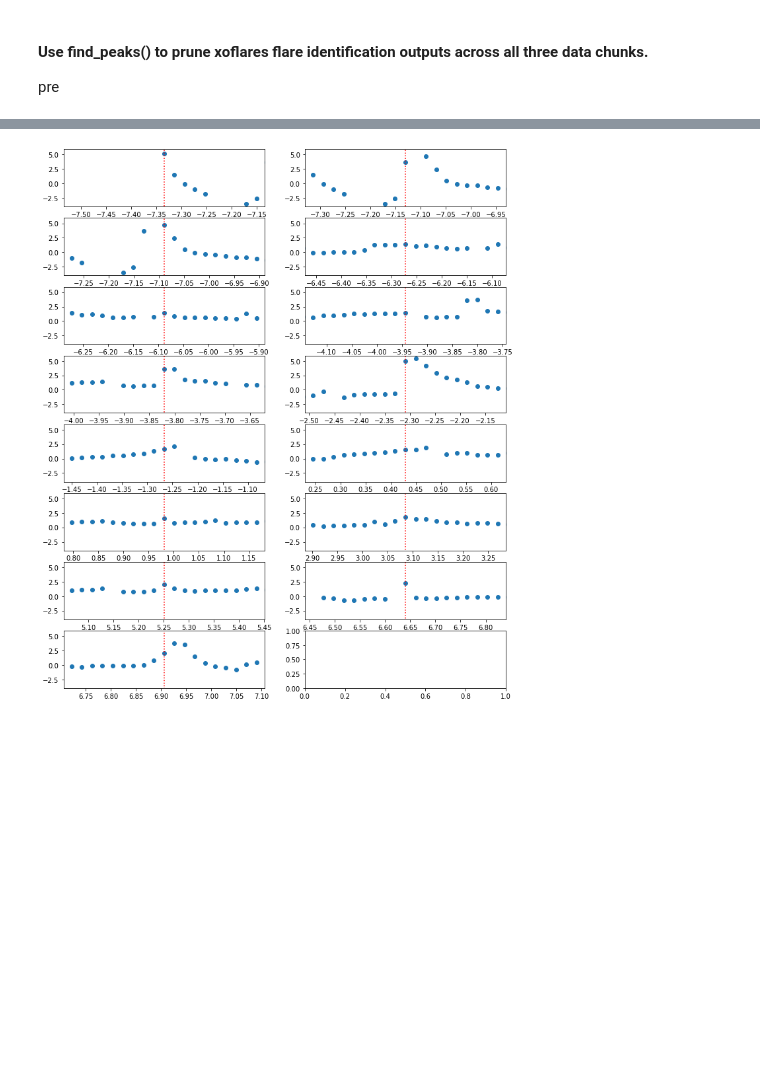
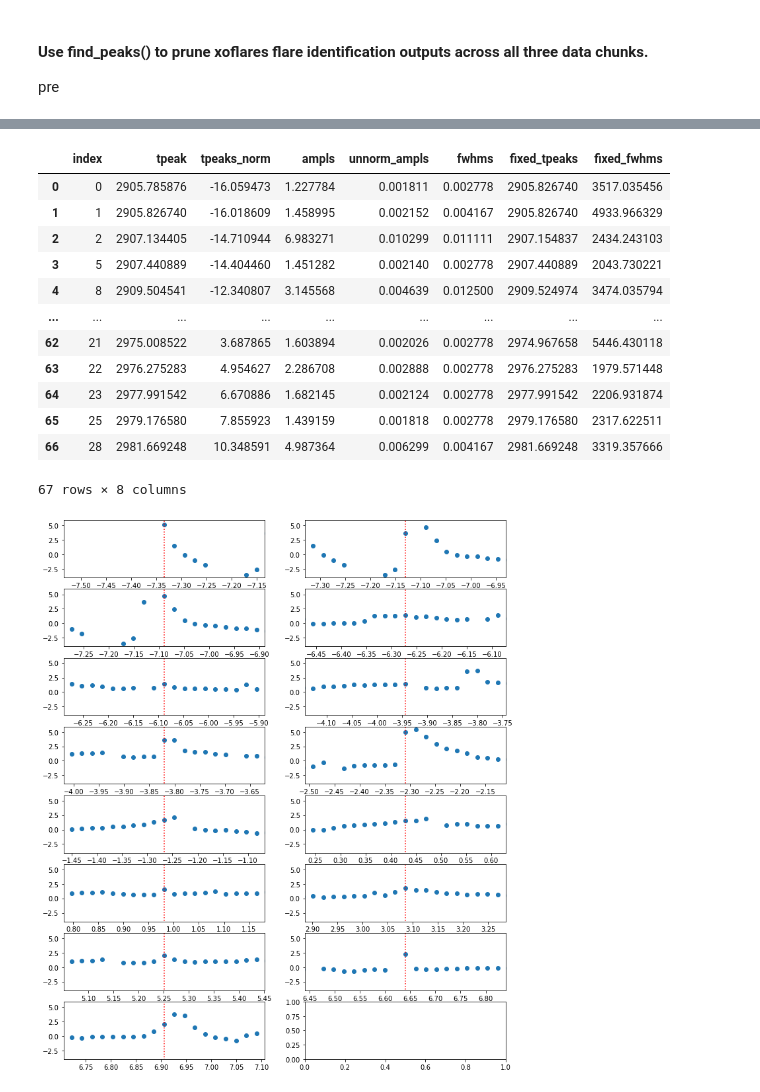
Before and after one commit to exoclam/epic-246301900, a Jupyter notebook: injection-recovery/injection_recovery.ipynb, the cells around one changed output, grey strips where cells are left out. Saved outputs shown, nothing was run; the diff lists cells and outputs as text; code cells hidden in the pictures; blank space fills up the shorter version.

```diff
--- a/injection-recovery/injection_recovery.ipynb
+++ b/injection-recovery/injection_recovery.ipynb
@@ -1885,3 +1910,19 @@ after:  18
+# %%
+out_fixed
+# %% [output]
+|  | index | tpeak | tpeaks_norm | ampls | unnorm_ampls | fwhms | fixed_tpeaks | fixed_fwhms |
+| 0 | 0 | 2905.785876 | -16.059473 | 1.227784 | 0.001811 | 0.002778 | 2905.826740 | 3517.035456 |
+| 1 | 1 | 2905.826740 | -16.018609 | 1.458995 | 0.002152 | 0.004167 | 2905.826740 | 4933.966329 |
+| 2 | 2 | 2907.134405 | -14.710944 | 6.983271 | 0.010299 | 0.011111 | 2907.154837 | 2434.243103 |
+| 3 | 5 | 2907.440889 | -14.404460 | 1.451282 | 0.002140 | 0.002778 | 2907.440889 | 2043.730221 |
+| 4 | 8 | 2909.504541 | -12.340807 | 3.145568 | 0.004639 | 0.012500 | 2909.524974 | 3474.035794 |
+| ... | ... | ... | ... | ... | ... | ... | ... | ... |
+| 62 | 21 | 2975.008522 | 3.687865 | 1.603894 | 0.002026 | 0.002778 | 2974.967658 | 5446.430118 |
+| 63 | 22 | 2976.275283 | 4.954627 | 2.286708 | 0.002888 | 0.002778 | 2976.275283 | 1979.571448 |
+| 64 | 23 | 2977.991542 | 6.670886 | 1.682145 | 0.002124 | 0.002778 | 2977.991542 | 2206.931874 |
+| 65 | 25 | 2979.176580 | 7.855923 | 1.439159 | 0.001818 | 0.002778 | 2979.176580 | 2317.622511 |
+| 66 | 28 | 2981.669248 | 10.348591 | 4.987364 | 0.006299 | 0.004167 | 2981.669248 | 3319.357666 |
+67 rows × 8 columns
 # %%
 fig, axes = plt.subplots(ncols=2, nrows=np.ceil(npeaks_post/2).astype(int), figsize=[12,npeaks_post])
 axes = axes.flatten()
```
Also changed, not shown: parts of 5 cells of this notebook, 1 other file.
